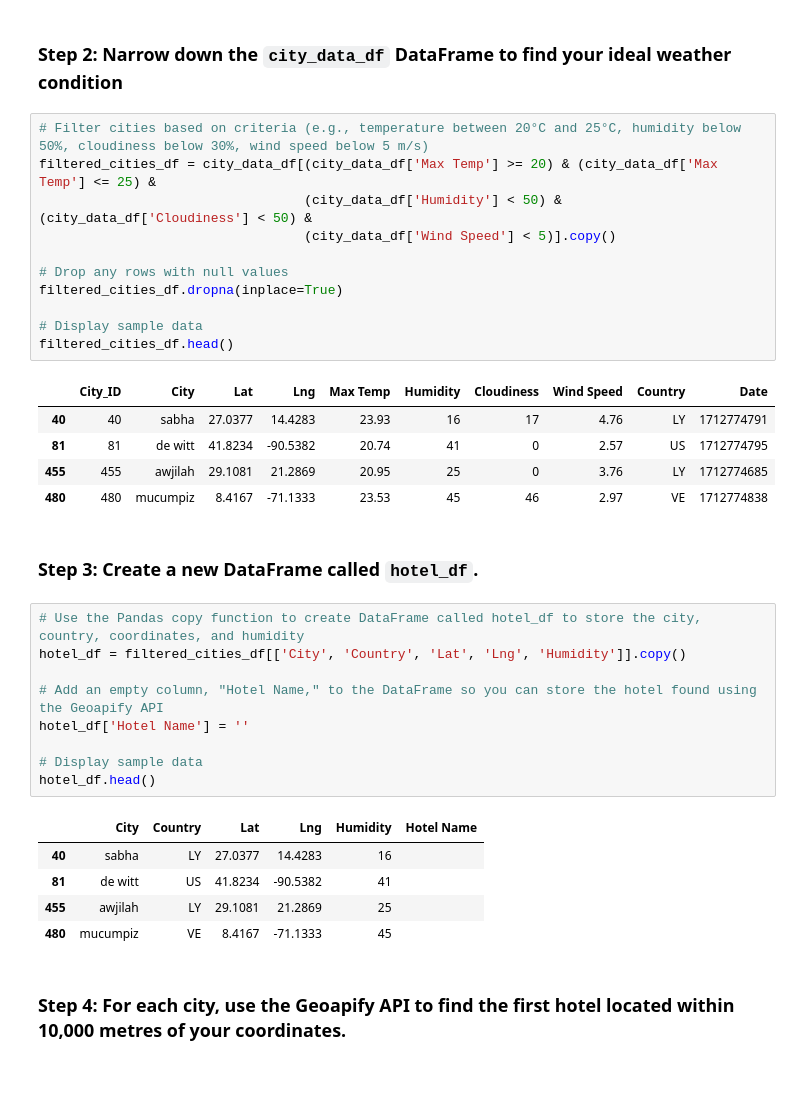
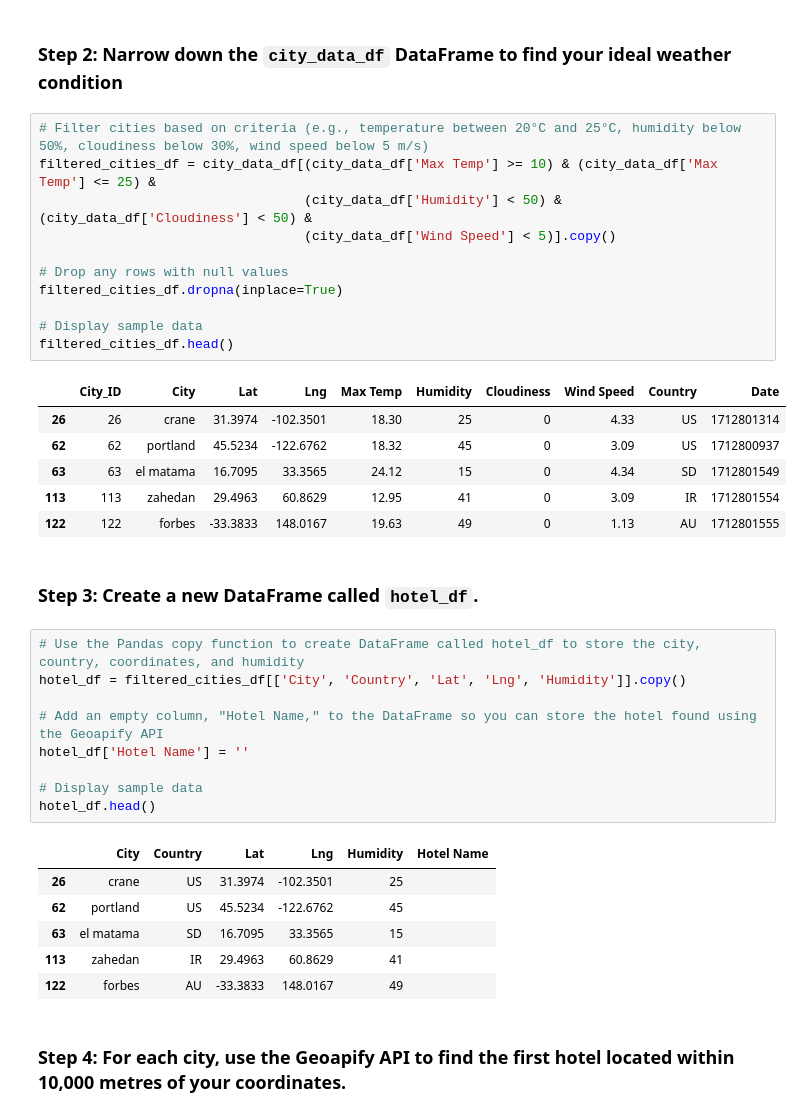
Before and after one commit to SarahSonKim/World_Weather_Analysis, a Jupyter notebook: VacationPy_JHS.ipynb, the cells around one changed output. Drawn from its saved outputs; the diff is of its cells as text; blank space fills up the shorter version.

```diff
--- a/VacationPy_JHS.ipynb
+++ b/VacationPy_JHS.ipynb
@@ -57,21 +61,22 @@ map_humidity
 ### Step 2: Narrow down the `city_data_df` DataFrame to find your ideal weather condition
 # %%
 # Filter cities based on criteria (e.g., temperature between 20°C and 25°C, humidity below 50%, cloudiness below 30%, wind speed below 5 m/s)
-filtered_cities_df = city_data_df[(city_data_df['Max Temp'] >= 20) & (city_data_df['Max Temp'] <= 25) &
+filtered_cities_df = city_data_df[(city_data_df['Max Temp'] >= 10) & (city_data_df['Max Temp'] <= 25) &
                                   (city_data_df['Humidity'] < 50) & (city_data_df['Cloudiness'] < 50) &
                                   (city_data_df['Wind Speed'] < 5)].copy()
 
 # Drop any rows with null values
 filtered_cities_df.dropna(inplace=True)
 
 # Display sample data
 filtered_cities_df.head()
 # %% [output]
 |  | City_ID | City | Lat | Lng | Max Temp | Humidity | Cloudiness | Wind Speed | Country | Date |
-| 40 | 40 | sabha | 27.0377 | 14.4283 | 23.93 | 16 | 17 | 4.76 | LY | 1712774791 |
-| 81 | 81 | de witt | 41.8234 | -90.5382 | 20.74 | 41 | 0 | 2.57 | US | 1712774795 |
-| 455 | 455 | awjilah | 29.1081 | 21.2869 | 20.95 | 25 | 0 | 3.76 | LY | 1712774685 |
-| 480 | 480 | mucumpiz | 8.4167 | -71.1333 | 23.53 | 45 | 46 | 2.97 | VE | 1712774838 |
+| 26 | 26 | crane | 31.3974 | -102.3501 | 18.30 | 25 | 0 | 4.33 | US | 1712801314 |
+| 62 | 62 | portland | 45.5234 | -122.6762 | 18.32 | 45 | 0 | 3.09 | US | 1712800937 |
+| 63 | 63 | el matama | 16.7095 | 33.3565 | 24.12 | 15 | 0 | 4.34 | SD | 1712801549 |
+| 113 | 113 | zahedan | 29.4963 | 60.8629 | 12.95 | 41 | 0 | 3.09 | IR | 1712801554 |
+| 122 | 122 | forbes | -33.3833 | 148.0167 | 19.63 | 49 | 0 | 1.13 | AU | 1712801555 |
 # %% [markdown]
 ### Step 3: Create a new DataFrame called `hotel_df`.
 # %%
@@ -85,10 +90,11 @@ hotel_df['Hotel Name'] = ''
 hotel_df.head()
 # %% [output]
 |  | City | Country | Lat | Lng | Humidity | Hotel Name |
-| 40 | sabha | LY | 27.0377 | 14.4283 | 16 |  |
-| 81 | de witt | US | 41.8234 | -90.5382 | 41 |  |
-| 455 | awjilah | LY | 29.1081 | 21.2869 | 25 |  |
-| 480 | mucumpiz | VE | 8.4167 | -71.1333 | 45 |  |
+| 26 | crane | US | 31.3974 | -102.3501 | 25 |  |
+| 62 | portland | US | 45.5234 | -122.6762 | 45 |  |
+| 63 | el matama | SD | 16.7095 | 33.3565 | 15 |  |
+| 113 | zahedan | IR | 29.4963 | 60.8629 | 41 |  |
+| 122 | forbes | AU | -33.3833 | 148.0167 | 49 |  |
 # %% [markdown]
 ### Step 4: For each city, use the Geoapify API to find the first hotel located within 10,000 metres of your coordinates.
 # %%
```
Also changed, not shown: parts of 3 cells of this notebook, 6 other files.
